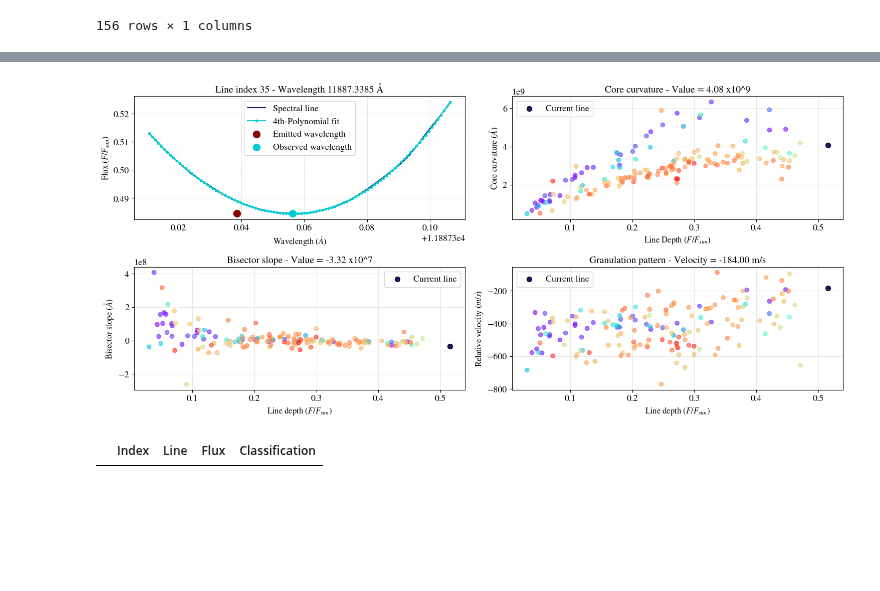
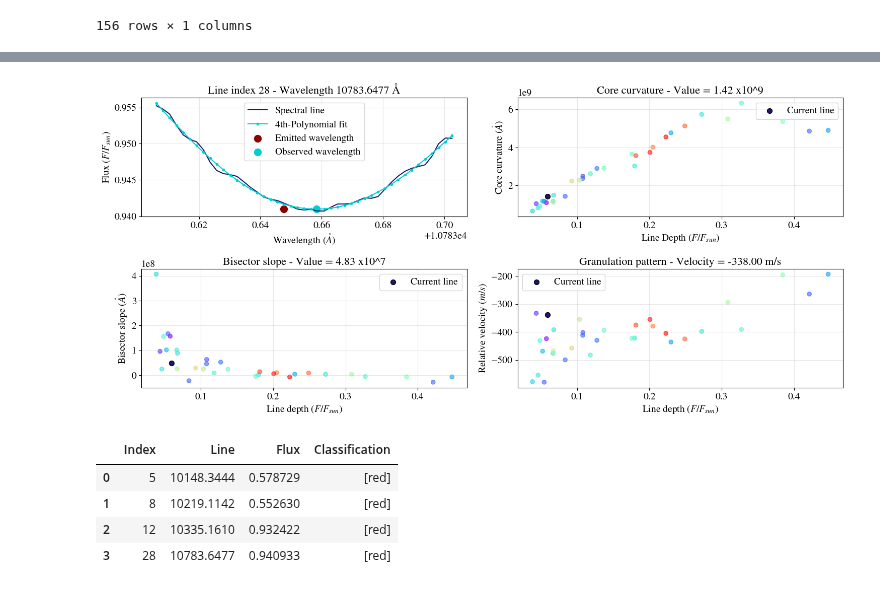
Before and after one commit to ccuellarn/Measurement-and-Characterization-of-Granulation-Patterns-in-the-IAG-Solar-Flux-Spectrum, a Jupyter notebook: Project/Visualizer/Visualizer.ipynb, the cells around one changed output, grey strips where cells are left out. Saved outputs shown, nothing was run; the diff lists cells and outputs as text; code cells hidden in the pictures; blank space fills up the shorter version.

Commit message:
Visualizer organized

```diff
--- a/Project/Visualizer/Visualizer.ipynb
+++ b/Project/Visualizer/Visualizer.ipynb
@@ -13,12 +13,12 @@ from scipy.interpolate import interp1d
 params = {
         'font.family': 'serif',
         'font.serif': ['STIXGeneral', 'Times New Roman'],
-        'font.size': 12,
-        'axes.labelsize': 12,
-        'axes.titlesize': 14,
-        'legend.fontsize': 13,
-        'xtick.labelsize': 13,
-        'ytick.labelsize': 13,
+        'font.size': 14,
+        'axes.labelsize': 14,
+        'axes.titlesize': 16,
+        'legend.fontsize': 14,
+        'xtick.labelsize': 14,
+        'ytick.labelsize': 14,
         'mathtext.fontset': 'stix',
         'text.usetex': False,
         'figure.figsize': (6.4, 4.8),
@@ -338,7 +343,7 @@ class OutlierViewer:
         #Save the current image on jpg
         try:
             #The file name is the current index and the line blended
-            filename = f"fe_line_{self.current_index}_wave_{self.values['Nave line'].iloc[self.current_index]:.2f}.jpg"
+            filename = f"Fe_I_line_{self.current_index}_Wave_{self.values['Nave line'].iloc[self.current_index]:.2f}.jpg"
 
             #Save the figure
             self.fig.savefig(filename, format='jpg', dpi=300, bbox_inches='tight', facecolor='white',edgecolor='none')
@@ -510,10 +515,8 @@ if __name__ == "__main__":
     root = tk.Tk()
     root.geometry("900x700")
 
-    #CHANGE THIS LINE - The order: local_points, values, fit,bisectors
-    app = OutlierViewer(root, local,Values,fit,bisector)
+    #CHANGE THIS LINE - The order: local_points, values, fit, bisectors
+    # app = OutlierViewer(root, Local_first_filter,Values_first_filter,Fit_first_filter,Bisector_first_filter)
 
     root.mainloop()
-
-#This is the definitive
 # %% [output]
@@ -612,6 +612,18 @@ ax.grid()
 # %%
 #Localize the line and save the width for lines
 def width_minimums(closer_lines,data,width):
+    """Localize each minimum point and save the window of data for the filter.
+
+    Parameters:
+    closer_lines(DataFrame): Minimum points obtained with find_minimums(wave,flux,lamda).
+    data(DataFrame): The raw data to save the window.
+    width(float): In armstrong, the width for the window around the minimum
+
+    Return:
+    local_points(list): List of Dataframes with the selected bins, each Dataframe corresponds to
+    a line in closer_lines.
+    """
+
     local_points =[]
     for each in closer_lines['min_wave']:
         #This append all the part of the dataframe in that range
@@ -619,4 +631,4 @@ def width_minimums(closer_lines,data,width):
 
     return local_points
 
-local_points = width_minimums(closer_lines,raw_data,0.05)
+local_points_second_filter = width_minimums(closer_lines_second_filter,raw_data,0.05)
@@ -817,7 +846,7 @@ class OutlierViewer:
         #Save the current image on jpg
         try:
             #The file name is the current index and the line blended
-            filename = f"fe_line_{self.current_index}_wave_{self.values['Emitted wavelength'].iloc[self.current_index]:.2f}.jpg"
+            filename = f"Fe_I_line_{self.current_index}_Wave_{self.values['Emitted wavelength'].iloc[self.current_index]:.2f}.jpg"
 
             #Save the figure
             self.fig.savefig(filename, format='jpg', dpi=300, bbox_inches='tight', facecolor='white',edgecolor='none')
@@ -1008,43 +1037,45 @@ class OutlierViewer:
             c=self.values["Observed wavelength"],
             cmap='rainbow',lw=1,alpha=0.6)
 
         self.ax4.scatter(
             self.values['Line Depth'].iloc[j],
             self.values['Velocity'].iloc[j],
             color='midnightblue',label='Current line',s=50,edgecolor='black')
 
         self.ax4.set_title(f'Granulation pattern - Velocity = {self.values["Velocity"].iloc[j]:.2f} m/s')
         self.ax4.set_xlabel(r'Line depth $(F/F_{sun})$')
         self.ax4.set_ylabel(r'Relative velocity $(m/s)$')
         self.ax4.grid(True, alpha=0.3)
         self.ax4.legend()
 
         self.fig.tight_layout()
 
         #Update the big title
         title_text = f'Line index {self.index[j]} - Wavelength {round(self.values["Emitted wavelength"][j],4)} Å'
         self.ax1.set_title(title_text) #Set the same title to the visualizer
         self.title_label.config(text=title_text)
         self.canvas.draw()
 
 
 if __name__ == "__main__":
     root = tk.Tk()
     root.geometry("900x700")
 
-    #CHANGE THIS LINE - The order: local_points, values, fit,bisectors
-    app = OutlierViewer(root, local_2,Values_2,Fit_2)
+    #CHANGE THIS LINE - The order: local_points, values, fit
+    # app_2 = OutlierViewer(root, Local_second_filter,Values_second_filter,Fit_second_filter)
 
     root.mainloop()
-
-#This is the definitive
 # %% [output]
-[figure, old version]
+[figure, new version]
 # %%
-Filtered_lines_2 = app.return_lines()
+Filtered_lines_2 = app_2.return_lines()
 Filtered_lines_2
 # %% [output]
 |  | Index | Line | Flux | Classification |
+| 0 | 5 | 10148.3444 | 0.578729 | [red] |
+| 1 | 8 | 10219.1142 | 0.552630 | [red] |
+| 2 | 12 | 10335.1610 | 0.932422 | [red] |
+| 3 | 28 | 10783.6477 | 0.940933 | [red] |
 # %%
 index_to_drop_2 = Filtered_lines_1.index.values
 
```
Also changed, not shown: parts of 22 cells of this notebook, 24 other files.
